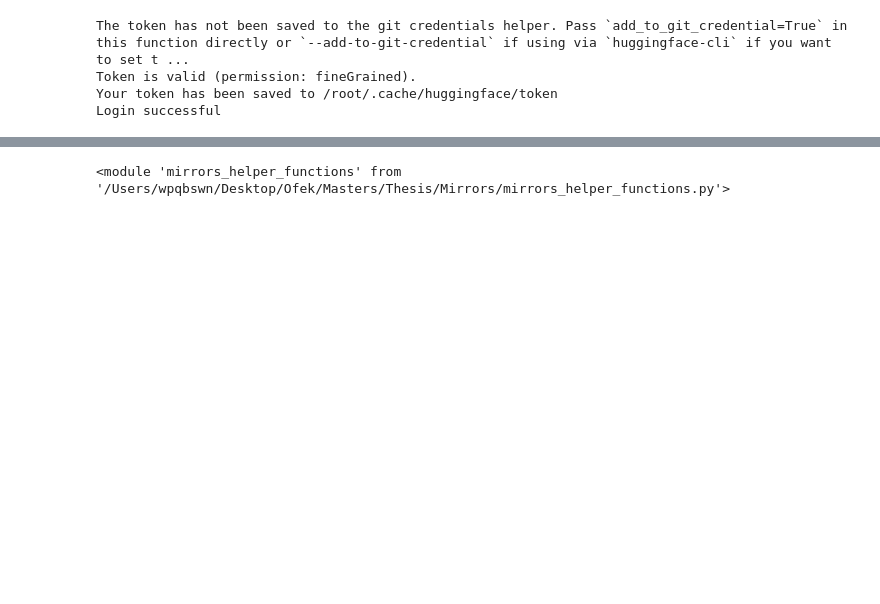
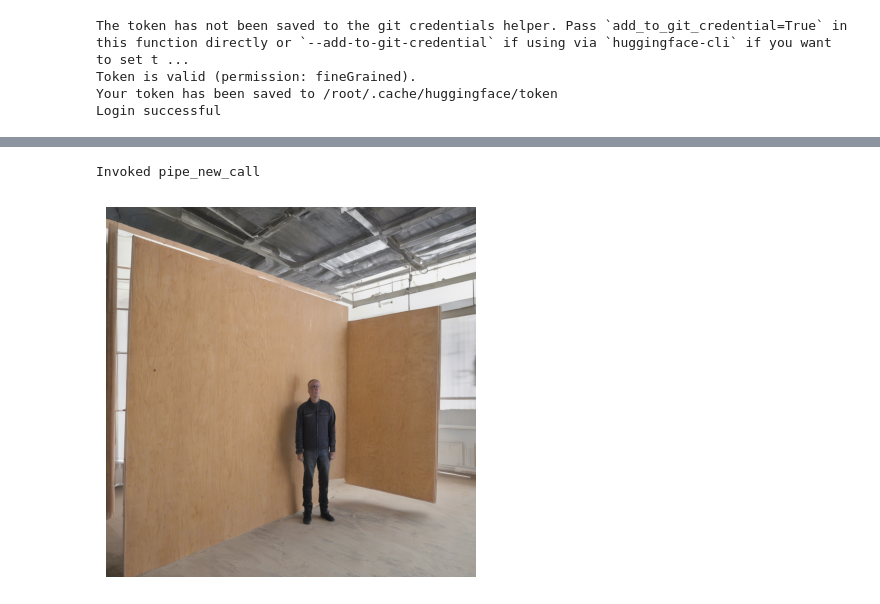
Before and after one commit to OfekBasson/MirrorsGeneration, a Jupyter notebook: Mirrors.ipynb, the cells around one changed output, grey strips where cells are left out. Drawn from its saved outputs; the diff is of its cells as text; code cells hidden in the pictures; blank space fills up the shorter version.

Commit message:
Organized code and created new_pipe_call function

```diff
--- a/Mirrors.ipynb
+++ b/Mirrors.ipynb
@@ -38,40 +38,33 @@ from diffusers import DiffusionPipeline, StableDiffusionXLPipeline
 from diffusers.models.attention import Attention
 from diffusers.models import Transformer2DModel
 import matplotlib.pyplot as plt
-
-# Add Google Drive to Python path
-sys.path.append('/content/drive/MyDrive/Mirrors')
-import mirrors_helper_functions
-
-
-# TODO:Just for development, remove in the end
-import importlib
-importlib.reload(mirrors_helper_functions)
+from new_functions.pipe_new_encode_prompt import new_encode_prompt
+from new_functions.attention_new_forward import new_attention_module_forward
+from new_functions.pipe_new_call import pipe_new_call
-# %% [output]
-<module 'mirrors_helper_functions' from '/Users/wpqbswn/Desktop/Ofek/Masters/Thesis/Mirrors/mirrors_helper_functions.py'>
 # %%
 # TODO: Use the refiner from here: https://huggingface.co/stabilityai/stable-diffusion-xl-base-1.0
 
 # Load the pipeline
-pipe = DiffusionPipeline.from_pretrained("stabilityai/stable-diffusion-xl-base-1.0", torch_dtype=torch.float16, use_safetensors=True, variant="fp16")
-# pipe.__call__ = mirrors_helper_functions.new_pipe_call.__get__(pipe, StableDiffusionXLPipeline)
-# pipe.to("cuda")
+pipe = StableDiffusionXLPipeline.from_pretrained("stabilityai/stable-diffusion-xl-base-1.0", torch_dtype=torch.float16, use_safetensors=True, variant="fp16")
+pipe.pipe_new_call = pipe_new_call.__get__(pipe, StableDiffusionXLPipeline)
+pipe.to("cuda")
 
-i = 0
 # # Attach the hook to all cross-attention layers
 for name, module in pipe.unet.named_modules():
     if name.endswith("attn2") and isinstance(module, Attention):
-      module.forward = mirrors_helper_functions.new_attention_module_forward.__get__(module, Transformer2DModel)
+      module.forward = new_attention_module_forward.__get__(module, Transformer2DModel)
       module.processor.concatenated_attention_maps = None
-      i += 1
 
-pipe.encode_prompt = mirrors_helper_functions.new_encode_prompt.__get__(pipe, StableDiffusionXLPipeline)
+pipe.encode_prompt = new_encode_prompt.__get__(pipe, StableDiffusionXLPipeline)
 
 # Define the prompt and generate an image
-prompt = "A man in front of a mirror"
-# image = pipe(prompt=prompt).images[0]
+prompt = "A man in front of a plywood"
+image = pipe.pipe_new_call(prompt=prompt).images[0]
 
 # Visualize the generated image
 plt.imshow(image)
 plt.axis('off')
 plt.show()
+# %% [output]
+Invoked pipe_new_call
+[figure, added]
```
Also changed, not shown: parts of 5 cells of this notebook, 5 other files.
